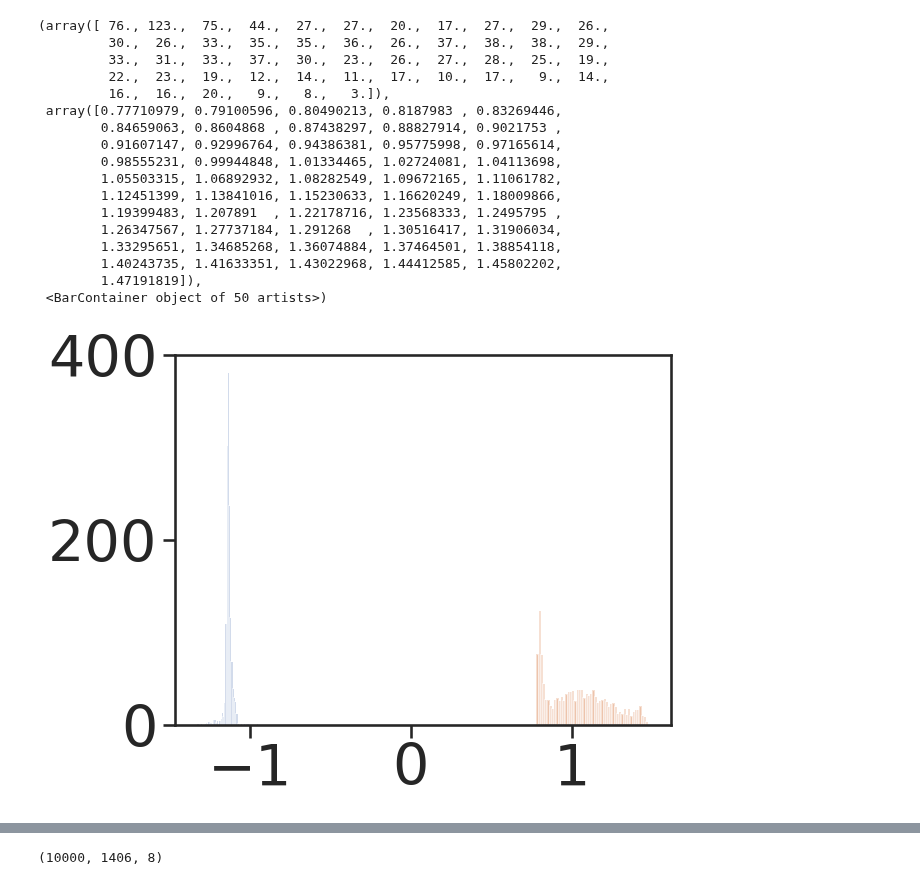
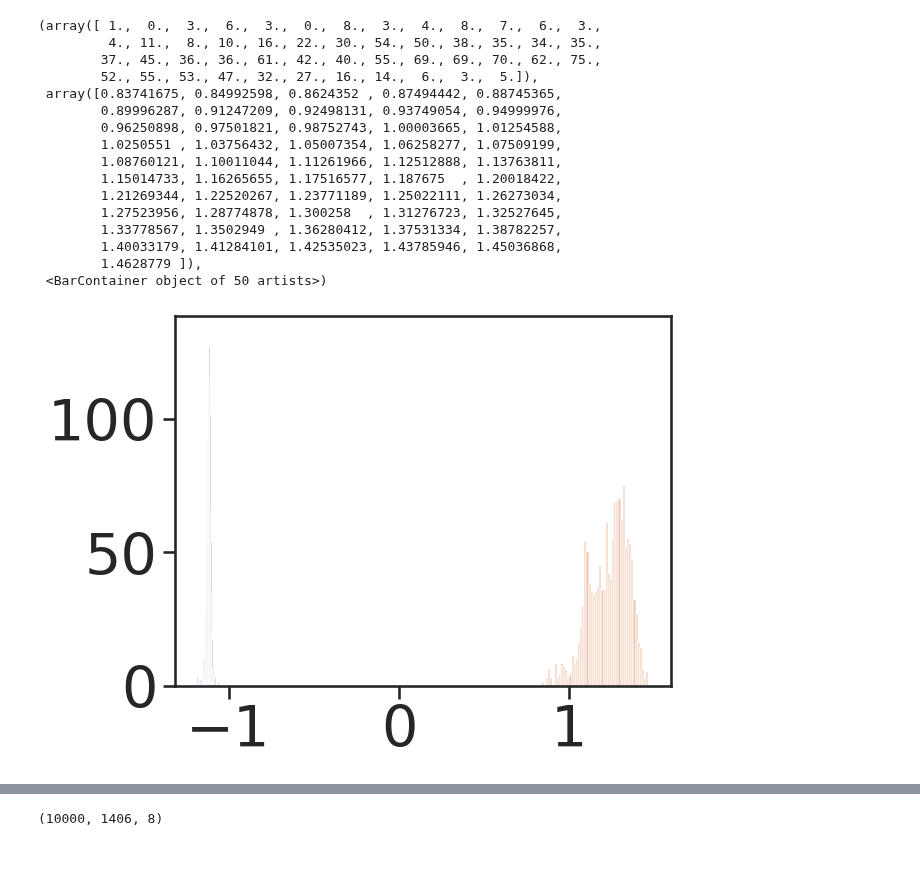
Before and after one commit to narendramukherjee/reputation-systems, a Jupyter notebook: snpe/notebooks/marketplace_rating_scale_simulator_analysis.ipynb, the cells around one changed output, grey strips where cells are left out. Drawn from its saved outputs; the diff is of its cells as text; code cells hidden in the pictures; blank space fills up the shorter version.

```diff
--- a/snpe/notebooks/marketplace_rating_scale_simulator_analysis.ipynb
+++ b/snpe/notebooks/marketplace_rating_scale_simulator_analysis.ipynb
@@ -125,10 +129,10 @@ def sample_posterior_with_observed(
 ) -> np.ndarray:
     # The parameter prior doesn't matter here as it will be overridden by that of the loaded inference object
     parameter_prior = sbi.utils.BoxUniform(
-        low=torch.tensor([0.0, 0.0, 0.0, 0.0, 0.5, 0.25, 0.25, 0.5]).type(
+        low=torch.tensor([0.0, 0.0, 0.0, 0.5, 0.25, 0.25, 0.5, 0.0]).type(
             torch.FloatTensor
         ),
-        high=torch.tensor([4.0, 4.0, 1.0, 1.0, 1.0, 0.75, 0.75, 1.0]).type(
+        high=torch.tensor([4.0, 4.0, 1.0, 1.0, 0.75, 0.75, 1.0, 1.0]).type(
             torch.FloatTensor
         ),
         device=device,
@@ -366,11 +378,11 @@ for product in reviews.asin.unique():
     # But now, we put the max len of the deque a little higher than the number of reviews
     # for the most reviewed product (around 1300)
     # Actually we have to use the length that the simulations were padded to during inference (=longest simulated
-    # review timeseries = 628 in this case). Also remember that we add [1, 1, 1, 1, 1] at the beginning as the
-    # starting histogram, so the product ratings need to be cut to 627
-    timeseries = deque([np.ones(5)], maxlen=628)
+    # review timeseries = 521 in this case). Also remember that we add [1, 1, 1, 1, 1] at the beginning as the
+    # starting histogram, so the product ratings need to be cut to 520
+    timeseries = deque([np.ones(5)], maxlen=521)
     ratings = np.array(reviews.loc[reviews.asin == product, "overall"])
-    ratings = ratings[:627]
+    ratings = ratings[:520]
     for rating in ratings:
         current_histogram = timeseries[-1].copy()
         current_histogram[int(rating - 1)] += 1
@@ -490,26 +498,25 @@ plt.hist(np.mean(posterior_samples[:, :, 6], axis=0), alpha=0.5, bins=50)
 [interactive output not drawn]
 # %%
-plt.hist(np.mean(-1.5 * posterior_samples[:, :, 4], axis=0), alpha=0.5, bins=50)
-plt.hist(np.mean(1.5 * posterior_samples[:, :, 7], axis=0), alpha=0.5, bins=50)
+plt.hist(np.mean(-1.5 * posterior_samples[:, :, 3], axis=0), alpha=0.5, bins=50)
+plt.hist(np.mean(1.5 * posterior_samples[:, :, 6], axis=0), alpha=0.5, bins=50)
 # %% [output]
-(array([ 76., 123.,  75.,  44.,  27.,  27.,  20.,  17.,  27.,  29.,  26.,
-         30.,  26.,  33.,  35.,  35.,  36.,  26.,  37.,  38.,  38.,  29.,
-         33.,  31.,  33.,  37.,  30.,  23.,  26.,  27.,  28.,  25.,  19.,
-         22.,  23.,  19.,  12.,  14.,  11.,  17.,  10.,  17.,   9.,  14.,
-         16.,  16.,  20.,   9.,   8.,   3.]),
- array([0.77710979, 0.79100596, 0.80490213, 0.8187983 , 0.83269446,
-        0.84659063, 0.8604868 , 0.87438297, 0.88827914, 0.9021753 ,
-        0.91607147, 0.92996764, 0.94386381, 0.95775998, 0.97165614,
-        0.98555231, 0.99944848, 1.01334465, 1.02724081, 1.04113698,
-        1.05503315, 1.06892932, 1.08282549, 1.09672165, 1.11061782,
-        1.12451399, 1.13841016, 1.15230633, 1.16620249, 1.18009866,
-        1.19399483, 1.207891  , 1.22178716, 1.23568333, 1.2495795 ,
-        1.26347567, 1.27737184, 1.291268  , 1.30516417, 1.31906034,
-        1.33295651, 1.34685268, 1.36074884, 1.37464501, 1.38854118,
-        1.40243735, 1.41633351, 1.43022968, 1.44412585, 1.45802202,
-        1.47191819]),
+(array([ 1.,  0.,  3.,  6.,  3.,  0.,  8.,  3.,  4.,  8.,  7.,  6.,  3.,
+         4., 11.,  8., 10., 16., 22., 30., 54., 50., 38., 35., 34., 35.,
+        37., 45., 36., 36., 61., 42., 40., 55., 69., 69., 70., 62., 75.,
+        52., 55., 53., 47., 32., 27., 16., 14.,  6.,  3.,  5.]),
+ array([0.83741675, 0.84992598, 0.8624352 , 0.87494442, 0.88745365,
+        0.89996287, 0.91247209, 0.92498131, 0.93749054, 0.94999976,
+        0.96250898, 0.97501821, 0.98752743, 1.00003665, 1.01254588,
+        1.0250551 , 1.03756432, 1.05007354, 1.06258277, 1.07509199,
+        1.08760121, 1.10011044, 1.11261966, 1.12512888, 1.13763811,
+        1.15014733, 1.16265655, 1.17516577, 1.187675  , 1.20018422,
+        1.21269344, 1.22520267, 1.23771189, 1.25022111, 1.26273034,
+        1.27523956, 1.28774878, 1.300258  , 1.31276723, 1.32527645,
+        1.33778567, 1.3502949 , 1.36280412, 1.37531334, 1.38782257,
+        1.40033179, 1.41284101, 1.42535023, 1.43785946, 1.45036868,
+        1.4628779 ]),
  <BarContainer object of 50 artists>)
-[figure, old version]
+[figure, new version]
 [interactive output not drawn]
 # %%
 plt.hist(
```
Also changed, not shown: parts of 16 cells of this notebook.
